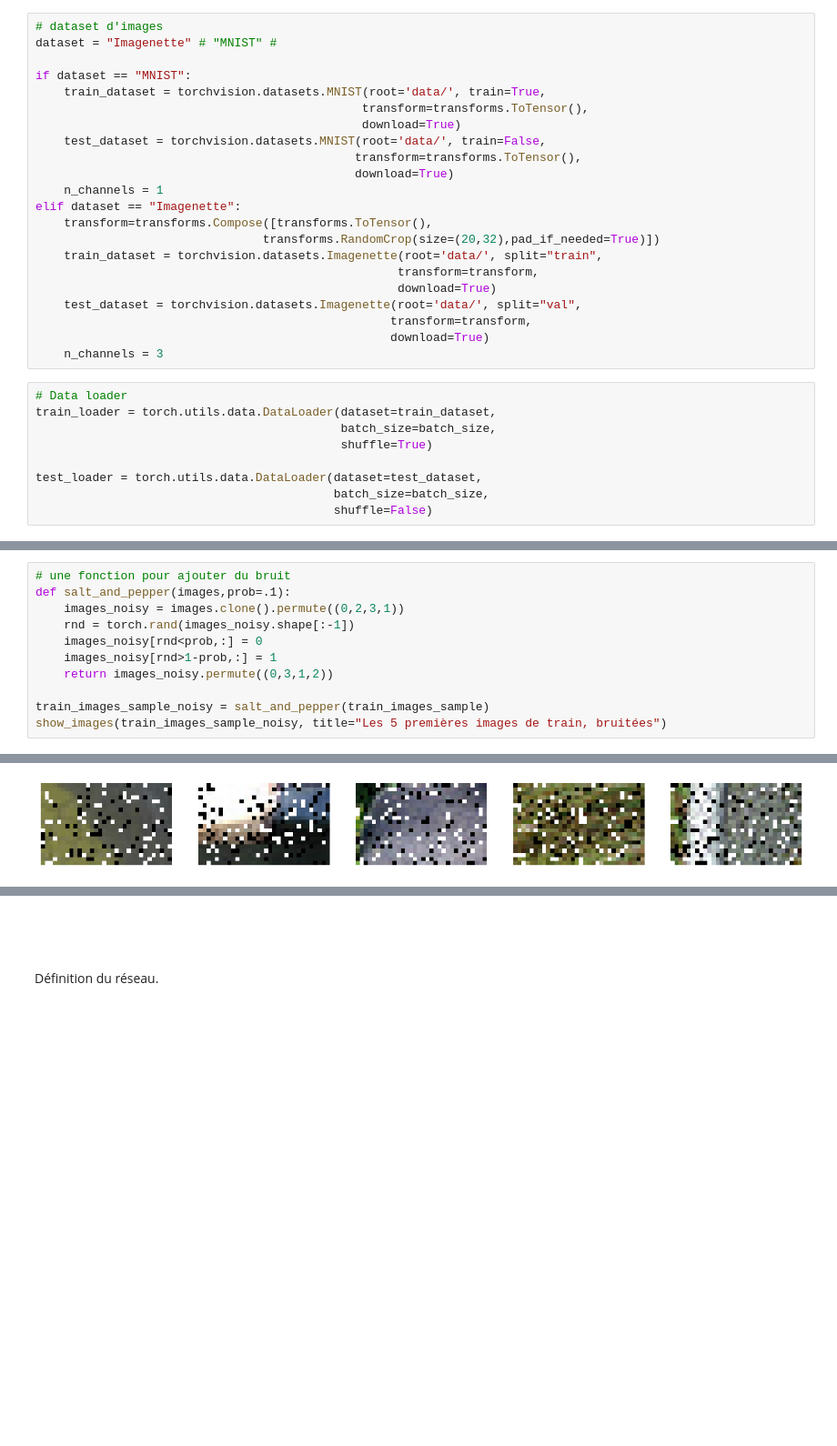
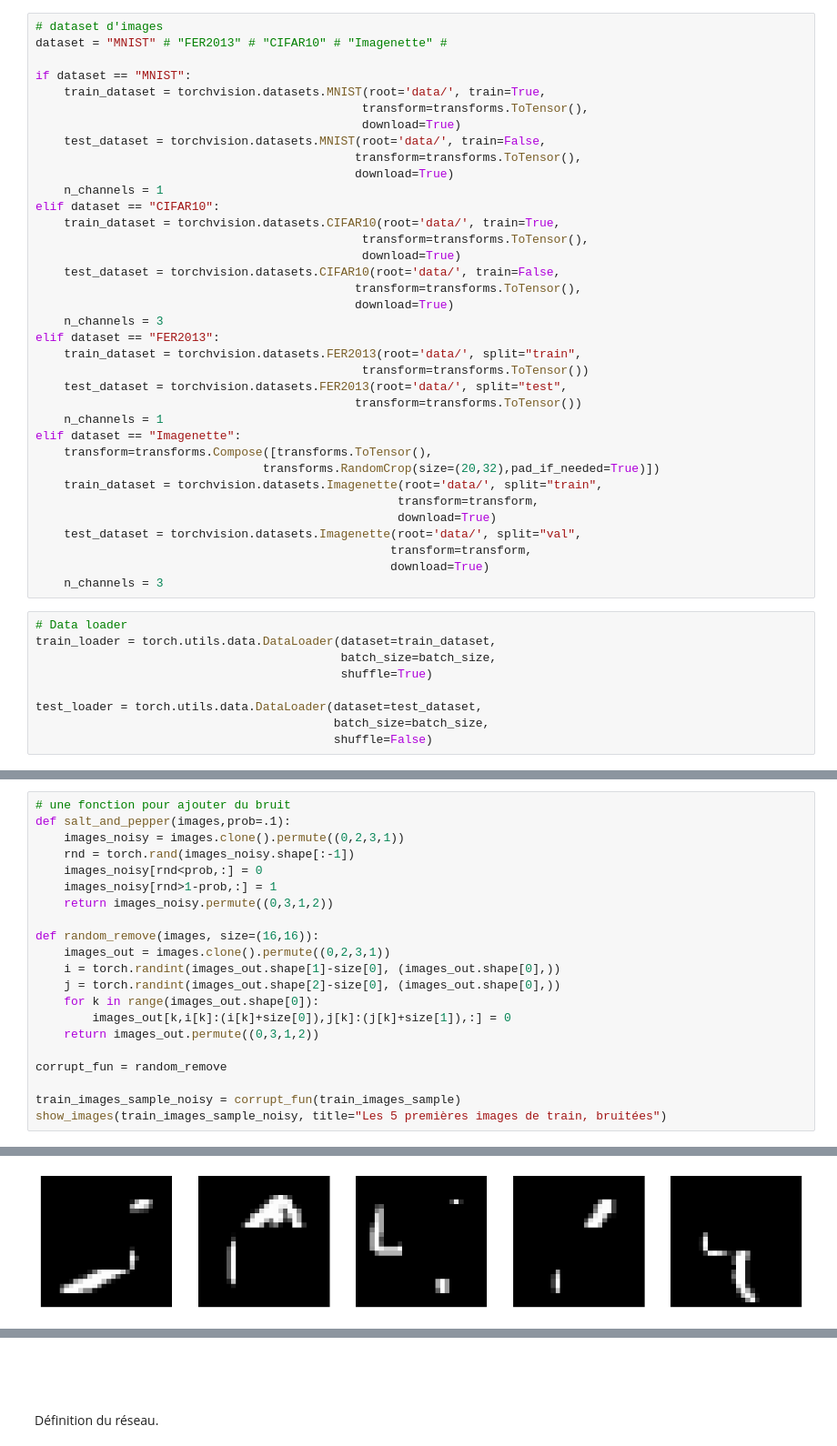
Before and after one commit to joanglaunes/deep_learning_image, a Jupyter notebook: Mnist-denoising.ipynb, the cells around one changed output, grey strips where cells are left out. Shown at 91% size. Drawn from its saved outputs; the diff is of its cells as text; blank space fills up the shorter version.

```diff
--- a/Mnist-denoising.ipynb
+++ b/Mnist-denoising.ipynb
@@ -37,6 +37,6 @@ device: cuda:0
 # %%
 # dataset d'images
-dataset = "Imagenette" # "MNIST" #
+dataset = "MNIST" # "FER2013" # "CIFAR10" # "Imagenette" #
 
 if dataset == "MNIST":
     train_dataset = torchvision.datasets.MNIST(root='data/', train=True,
@@ -45,6 +45,20 @@ if dataset == "MNIST":
     test_dataset = torchvision.datasets.MNIST(root='data/', train=False,
                                              transform=transforms.ToTensor(),
                                              download=True)
+    n_channels = 1
+elif dataset == "CIFAR10":
+    train_dataset = torchvision.datasets.CIFAR10(root='data/', train=True,
+                                              transform=transforms.ToTensor(),
+                                              download=True)
+    test_dataset = torchvision.datasets.CIFAR10(root='data/', train=False,
+                                             transform=transforms.ToTensor(),
+                                             download=True)
+    n_channels = 3
+elif dataset == "FER2013":
+    train_dataset = torchvision.datasets.FER2013(root='data/', split="train",
+                                              transform=transforms.ToTensor())
+    test_dataset = torchvision.datasets.FER2013(root='data/', split="test",
+                                             transform=transforms.ToTensor())
     n_channels = 1
 elif dataset == "Imagenette":
     transform=transforms.Compose([transforms.ToTensor(),
@@ -95,17 +109,27 @@ show_images(train_images_sample, title="Les 5 premières images du dataset train
 # %%
 # une fonction pour ajouter du bruit
 def salt_and_pepper(images,prob=.1):
     images_noisy = images.clone().permute((0,2,3,1))
     rnd = torch.rand(images_noisy.shape[:-1])
     images_noisy[rnd<prob,:] = 0
     images_noisy[rnd>1-prob,:] = 1
     return images_noisy.permute((0,3,1,2))
 
-train_images_sample_noisy = salt_and_pepper(train_images_sample)
+def random_remove(images, size=(16,16)):
+    images_out = images.clone().permute((0,2,3,1))
+    i = torch.randint(images_out.shape[1]-size[0], (images_out.shape[0],))
+    j = torch.randint(images_out.shape[2]-size[0], (images_out.shape[0],))
+    for k in range(images_out.shape[0]):
+        images_out[k,i[k]:(i[k]+size[0]),j[k]:(j[k]+size[1]),:] = 0
+    return images_out.permute((0,3,1,2))
+
+corrupt_fun = random_remove
+
+train_images_sample_noisy = corrupt_fun(train_images_sample)
 show_images(train_images_sample_noisy, title="Les 5 premières images de train, bruitées")
 # %% [output]
 [figure]
-[figure, old version]
+[figure, new version]
 [figure]
 # %% [markdown]
 <br>
```
Also changed, not shown: parts of 4 cells of this notebook.
